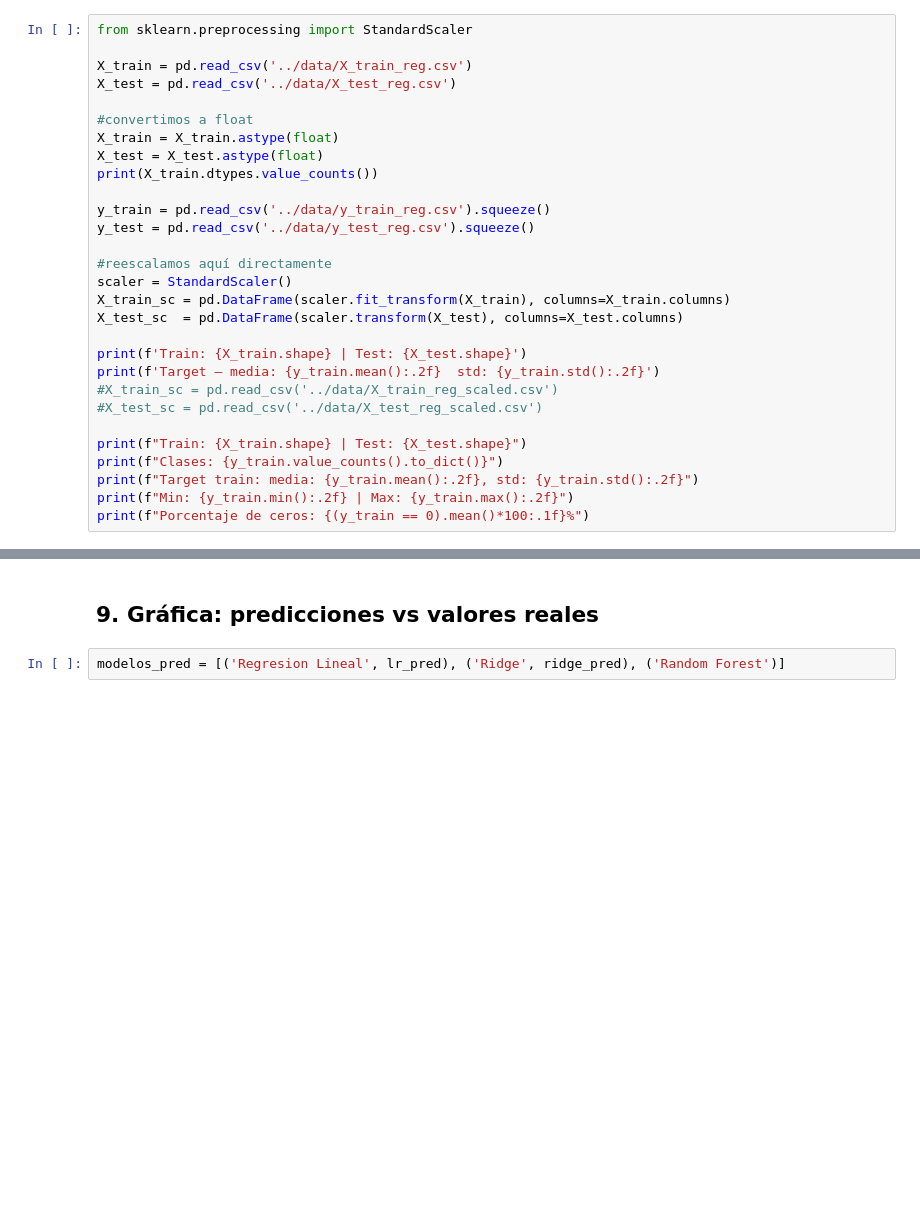
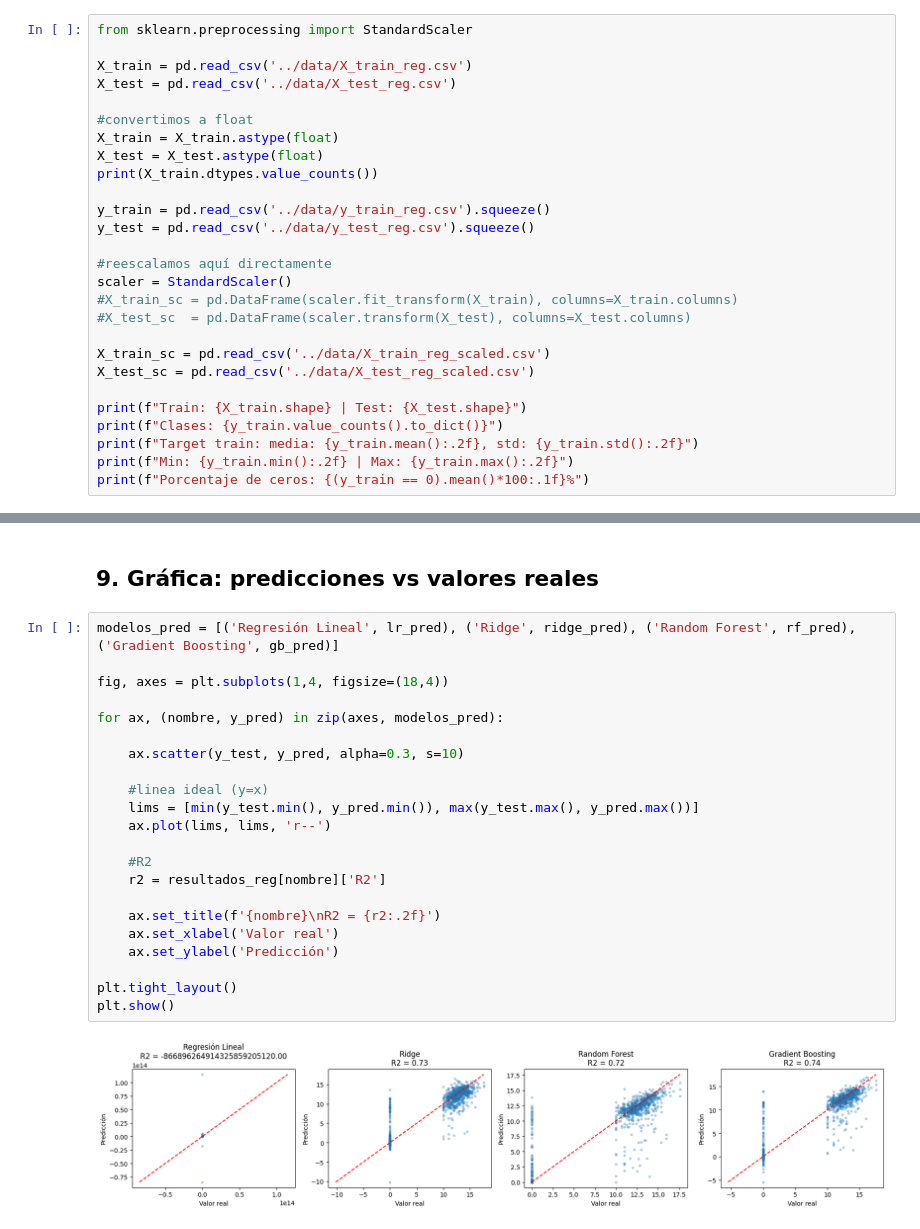
Before and after one commit to adrianalorenzo/ML_proyecto_final, a Jupyter notebook: notebooks/04_regresion.ipynb, the cells around one changed output, grey strips where cells are left out. Cells and saved outputs as stored; diff of their text form; blank space fills up the shorter version.

```diff
--- a/notebooks/04_regresion.ipynb
+++ b/notebooks/04_regresion.ipynb
@@ -37,13 +41,11 @@ y_test = pd.read_csv('../data/y_test_reg.csv').squeeze()
 
 #reescalamos aquí directamente
 scaler = StandardScaler()
-X_train_sc = pd.DataFrame(scaler.fit_transform(X_train), columns=X_train.columns)
-X_test_sc  = pd.DataFrame(scaler.transform(X_test), columns=X_test.columns)
+#X_train_sc = pd.DataFrame(scaler.fit_transform(X_train), columns=X_train.columns)
+#X_test_sc  = pd.DataFrame(scaler.transform(X_test), columns=X_test.columns)
 
-print(f'Train: {X_train.shape} | Test: {X_test.shape}')
-print(f'Target — media: {y_train.mean():.2f}  std: {y_train.std():.2f}')
-#X_train_sc = pd.read_csv('../data/X_train_reg_scaled.csv')
-#X_test_sc = pd.read_csv('../data/X_test_reg_scaled.csv')
+X_train_sc = pd.read_csv('../data/X_train_reg_scaled.csv')
+X_test_sc = pd.read_csv('../data/X_test_reg_scaled.csv')
 
 print(f"Train: {X_train.shape} | Test: {X_test.shape}")
 print(f"Clases: {y_train.value_counts().to_dict()}")
@@ -221,4 +243,26 @@ plt.show()
 # %% [markdown]
 ## 9. Gráfica: predicciones vs valores reales
 # %%
-modelos_pred = [('Regresion Lineal', lr_pred), ('Ridge', ridge_pred), ('Random Forest')]
+modelos_pred = [('Regresión Lineal', lr_pred), ('Ridge', ridge_pred), ('Random Forest', rf_pred), ('Gradient Boosting', gb_pred)]
+
+fig, axes = plt.subplots(1,4, figsize=(18,4))
+
+for ax, (nombre, y_pred) in zip(axes, modelos_pred):
+
+    ax.scatter(y_test, y_pred, alpha=0.3, s=10)
+
+    #linea ideal (y=x)
+    lims = [min(y_test.min(), y_pred.min()), max(y_test.max(), y_pred.max())]
+    ax.plot(lims, lims, 'r--')
+
+    #R2
+    r2 = resultados_reg[nombre]['R2']
+
+    ax.set_title(f'{nombre}\nR2 = {r2:.2f}')
+    ax.set_xlabel('Valor real')
+    ax.set_ylabel('Predicción')
+
+plt.tight_layout()
+plt.show()
+# %% [output]
+[figure, added]
```
Also changed, not shown: parts of 21 cells of this notebook.
